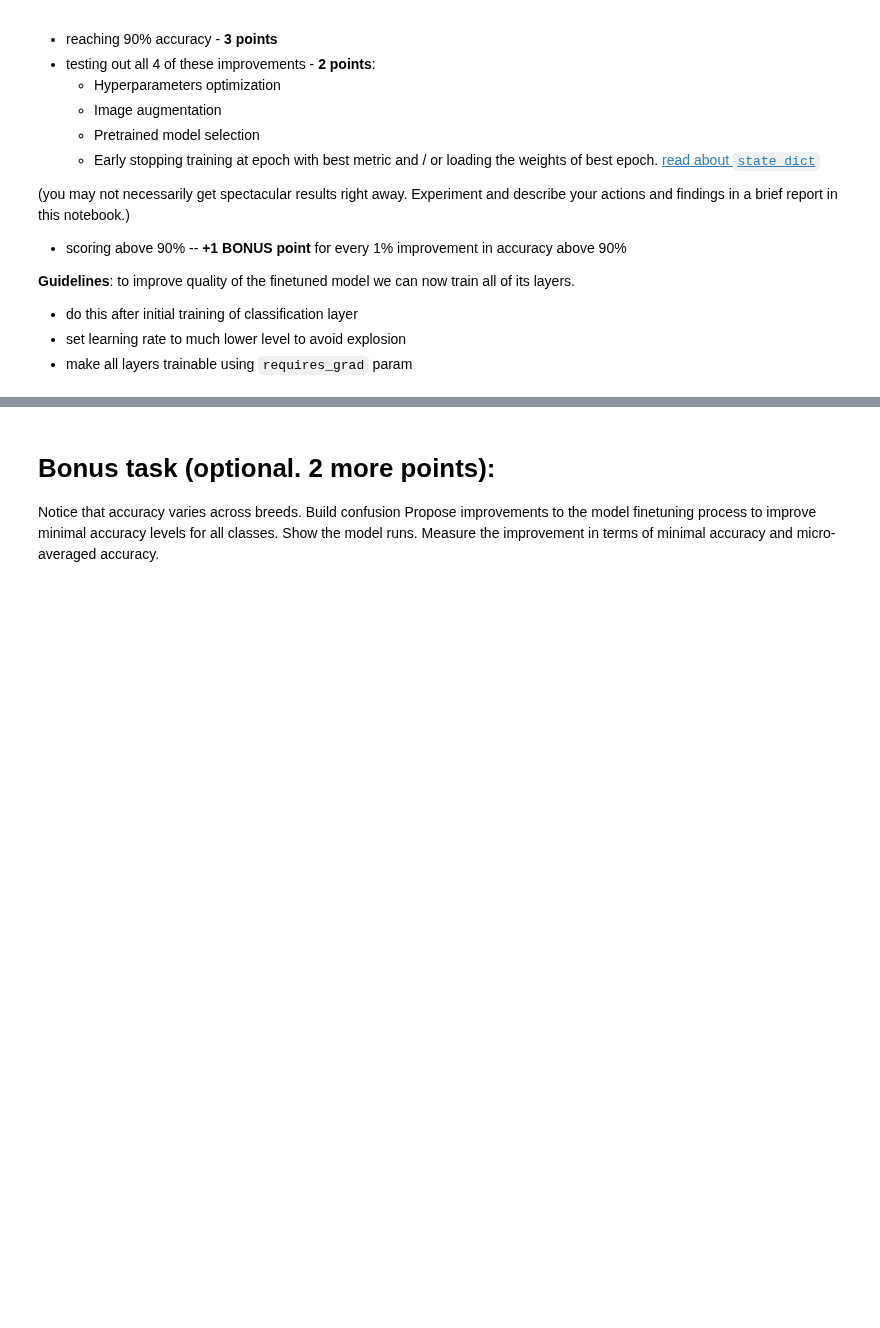
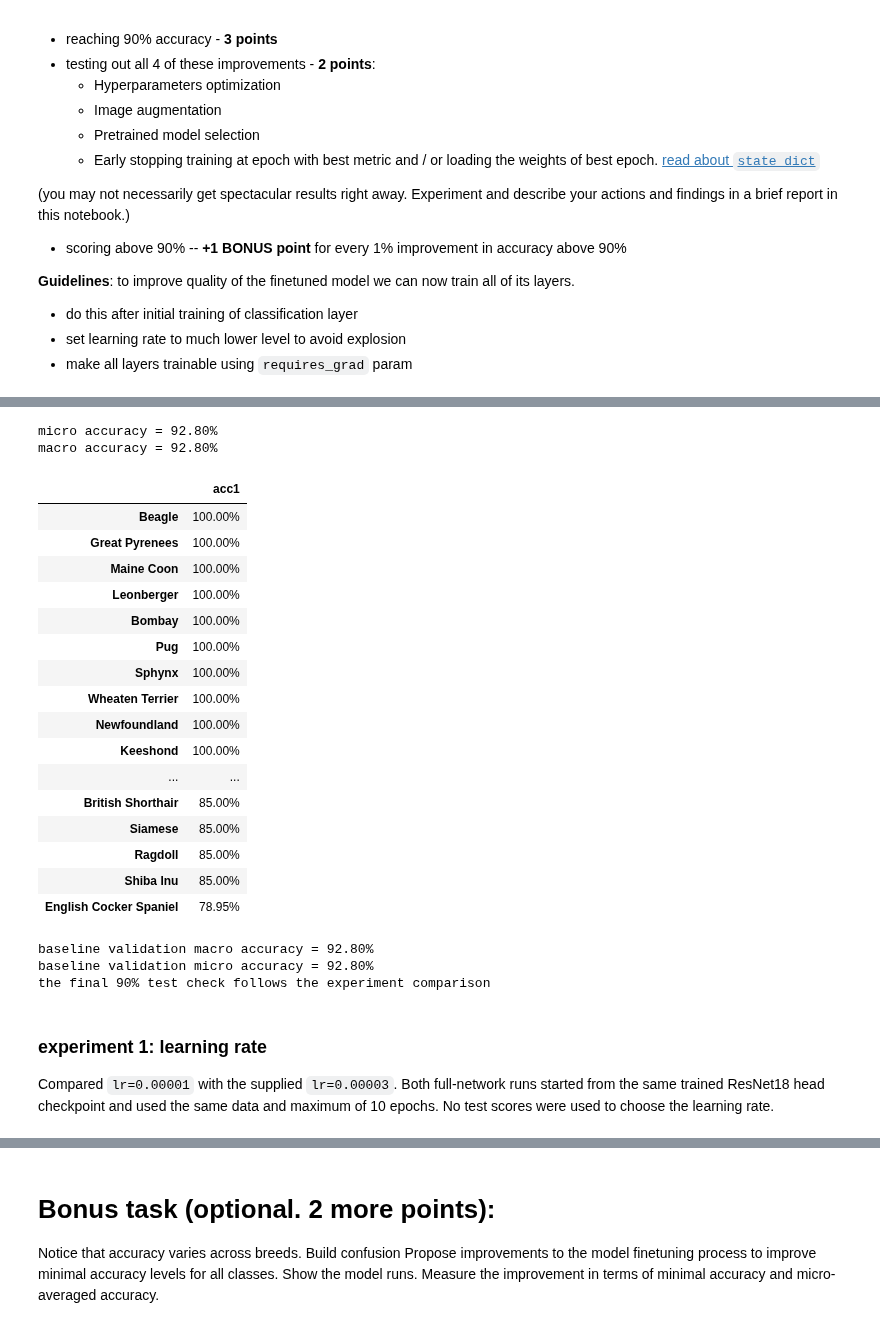
Before and after one commit to buxazich/Deep_Learning_HSE, a Jupyter notebook: week04_finetuning/seminar_pytorch.ipynb, the cells around one changed output, grey strips where cells are left out. Cells and saved outputs as stored; diff of their text form; code cells hidden in the pictures; blank space fills up the shorter version.

```diff
--- a/week04_finetuning/seminar_pytorch.ipynb
+++ b/week04_finetuning/seminar_pytorch.ipynb
@@ -578,0 +919,72 @@ Here's what i did: `<YOUR TEXT>`
+# %%
+# Predicting breeds with finetuned model
+
+ft_model.eval()
+Y_probs, Y_true = [], []
+for x_batch, y_batch in tqdm(val_dataloader):
+    with torch.no_grad():
+        prediction = ft_model(x_batch.to(device))
+        probs = torch.nn.functional.softmax(prediction, dim=-1).cpu()
+        Y_true.append(y_batch)
+        Y_probs.append(probs)
+
+Y_probs = torch.cat(Y_probs, axis=0)
+Y_true = torch.cat(Y_true)
+Y_true.shape, Y_probs.shape
+
+# Measure Top1 prediction accuracy for each class
+
+results_list = {}
+total, correct = 0, 0
+# counted predicted classes instead of averaging probabilities
+Y_pred = Y_probs.argmax(dim=1)
+
+for i, cl in enumerate(train_dataset.classes):
+    class_preds = np.where(Y_true == i)
+    class_correct = (Y_pred[class_preds] == i).sum().item()
+    acc1 = class_correct / class_preds[0].shape[0]
+    class_stats = {"true_label":cl, 'acc1': acc1}
+    total += class_preds[0].shape[0]
+    correct += class_correct
+    results_list[cl] = acc1
+
+# separated the overall accuracy from the mean across breeds
+micro_accuracy = correct / total
+macro_accuracy = np.mean(list(results_list.values()))
+print(f'micro accuracy = {micro_accuracy:.2%}')
+print(f'macro accuracy = {macro_accuracy:.2%}')
+df = pd.Series(results_list).to_frame('acc1').sort_values('acc1', ascending=False)
+df.style.format('{:.2%}', subset=['acc1'])
+# %% [output]
+micro accuracy = 92.80%
+macro accuracy = 92.80%
+|  | acc1 |
+| Beagle | 100.00% |
+| Great Pyrenees | 100.00% |
+| Maine Coon | 100.00% |
+| Leonberger | 100.00% |
+| Bombay | 100.00% |
+| Pug | 100.00% |
+| Sphynx | 100.00% |
+| Wheaten Terrier | 100.00% |
+| Newfoundland | 100.00% |
+| Keeshond | 100.00% |
+| ... | ... |
+| British Shorthair | 85.00% |
+| Siamese | 85.00% |
+| Ragdoll | 85.00% |
+| Shiba Inu | 85.00% |
+| English Cocker Spaniel | 78.95% |
+# %%
+# checked validation here and deferred the test threshold until after the experiments
+print(f'baseline validation macro accuracy = {macro_accuracy:.2%}')
+print(f'baseline validation micro accuracy = {micro_accuracy:.2%}')
+print('the final 90% test check follows the experiment comparison')
+# %% [output]
+baseline validation macro accuracy = 92.80%
+baseline validation micro accuracy = 92.80%
+the final 90% test check follows the experiment comparison
+# %% [markdown]
+### experiment 1: learning rate
+
+Compared `lr=0.00001` with the supplied `lr=0.00003`. Both full-network runs started from the same trained ResNet18 head checkpoint and used the same data and maximum of 10 epochs. No test scores were used to choose the learning rate.
```
Also changed, not shown: parts of 49 cells of this notebook, 1 other file.
